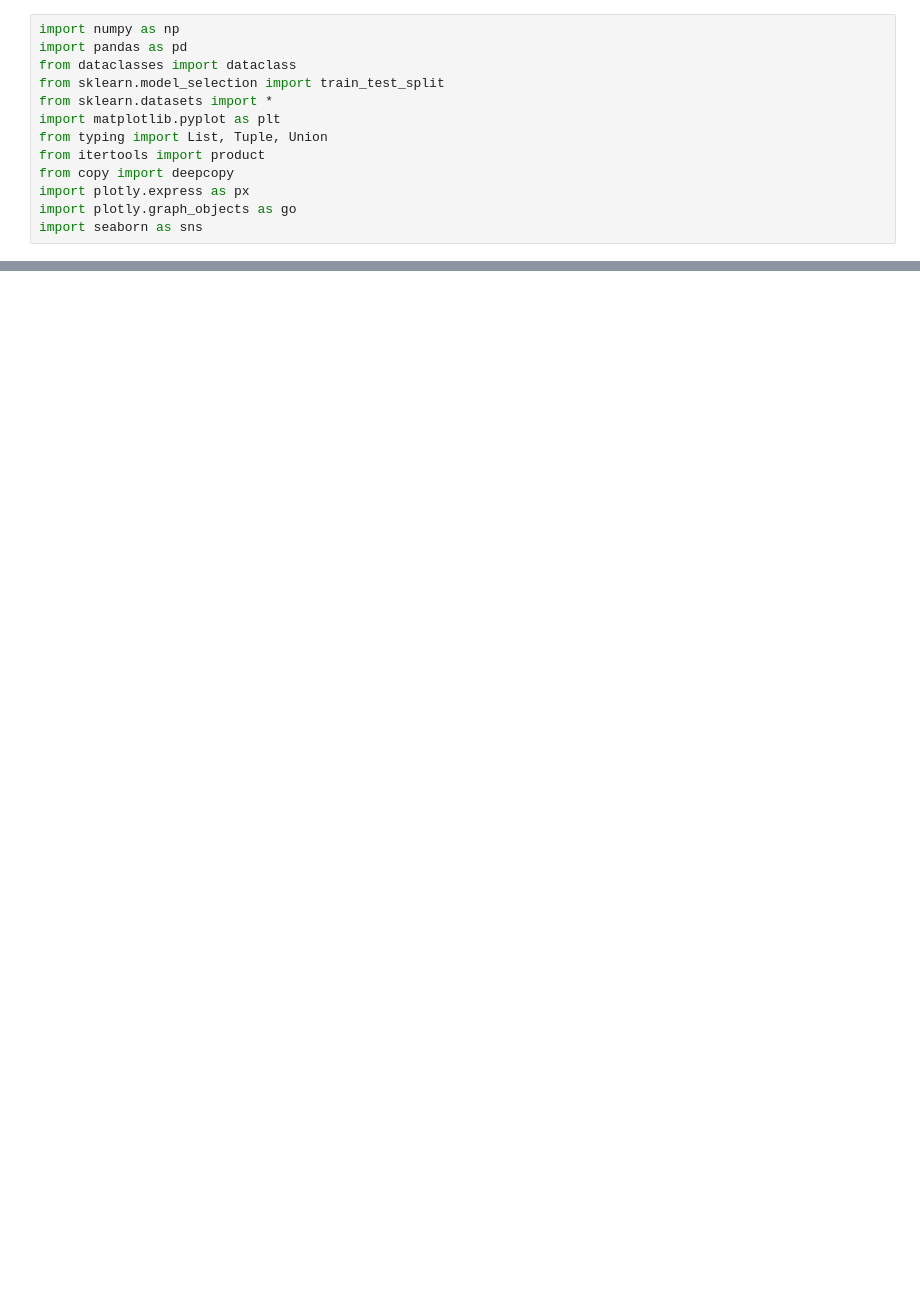
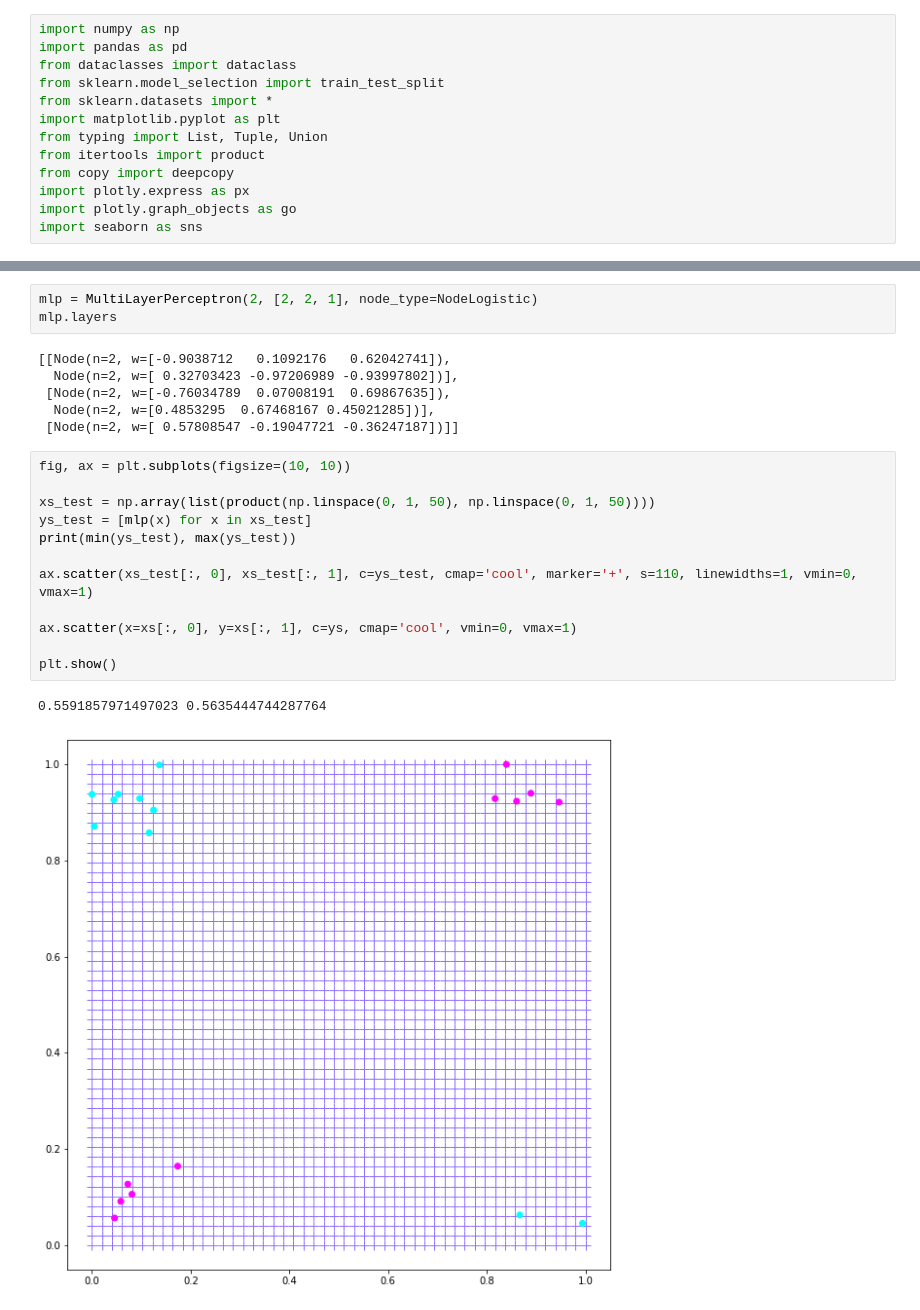
Before and after one commit to jackglawson/neuralnet, a Jupyter notebook: multilayer_perceptron.ipynb, the cells around one changed output, grey strips where cells are left out. Cells and saved outputs as stored; diff of their text form; blank space fills up the shorter version.

```diff
--- a/multilayer_perceptron.ipynb
+++ b/multilayer_perceptron.ipynb
@@ -171 +180,25 @@ class MultiLayerPerceptron:
+# %%
+mlp = MultiLayerPerceptron(2, [2, 2, 1], node_type=NodeLogistic)
+mlp.layers
+# %% [output]
+[[Node(n=2, w=[-0.9038712   0.1092176   0.62042741]),
+  Node(n=2, w=[ 0.32703423 -0.97206989 -0.93997802])],
+ [Node(n=2, w=[-0.76034789  0.07008191  0.69867635]),
+  Node(n=2, w=[0.4853295  0.67468167 0.45021285])],
+ [Node(n=2, w=[ 0.57808547 -0.19047721 -0.36247187])]]
+# %%
+fig, ax = plt.subplots(figsize=(10, 10))
+
+xs_test = np.array(list(product(np.linspace(0, 1, 50), np.linspace(0, 1, 50))))
+ys_test = [mlp(x) for x in xs_test]
+print(min(ys_test), max(ys_test))
+
+ax.scatter(xs_test[:, 0], xs_test[:, 1], c=ys_test, cmap='cool', marker='+', s=110, linewidths=1, vmin=0, vmax=1)
+
+ax.scatter(x=xs[:, 0], y=xs[:, 1], c=ys, cmap='cool', vmin=0, vmax=1)
+
+plt.show()
+# %% [output]
+0.5591857971497023 0.5635444744287764
+[figure, added]
 # %%
```
Also changed, not shown: parts of 10 cells of this notebook, 1 other file.
